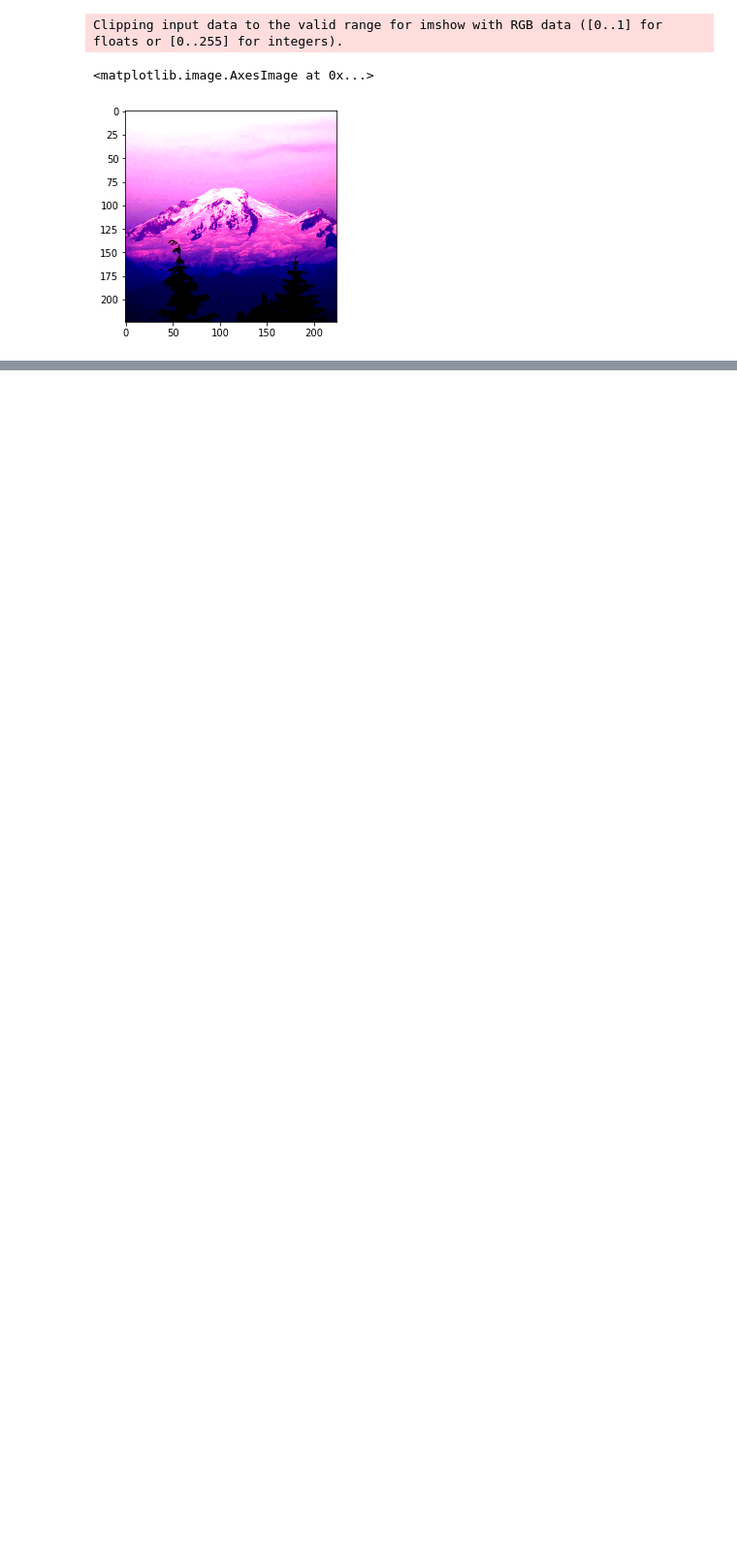
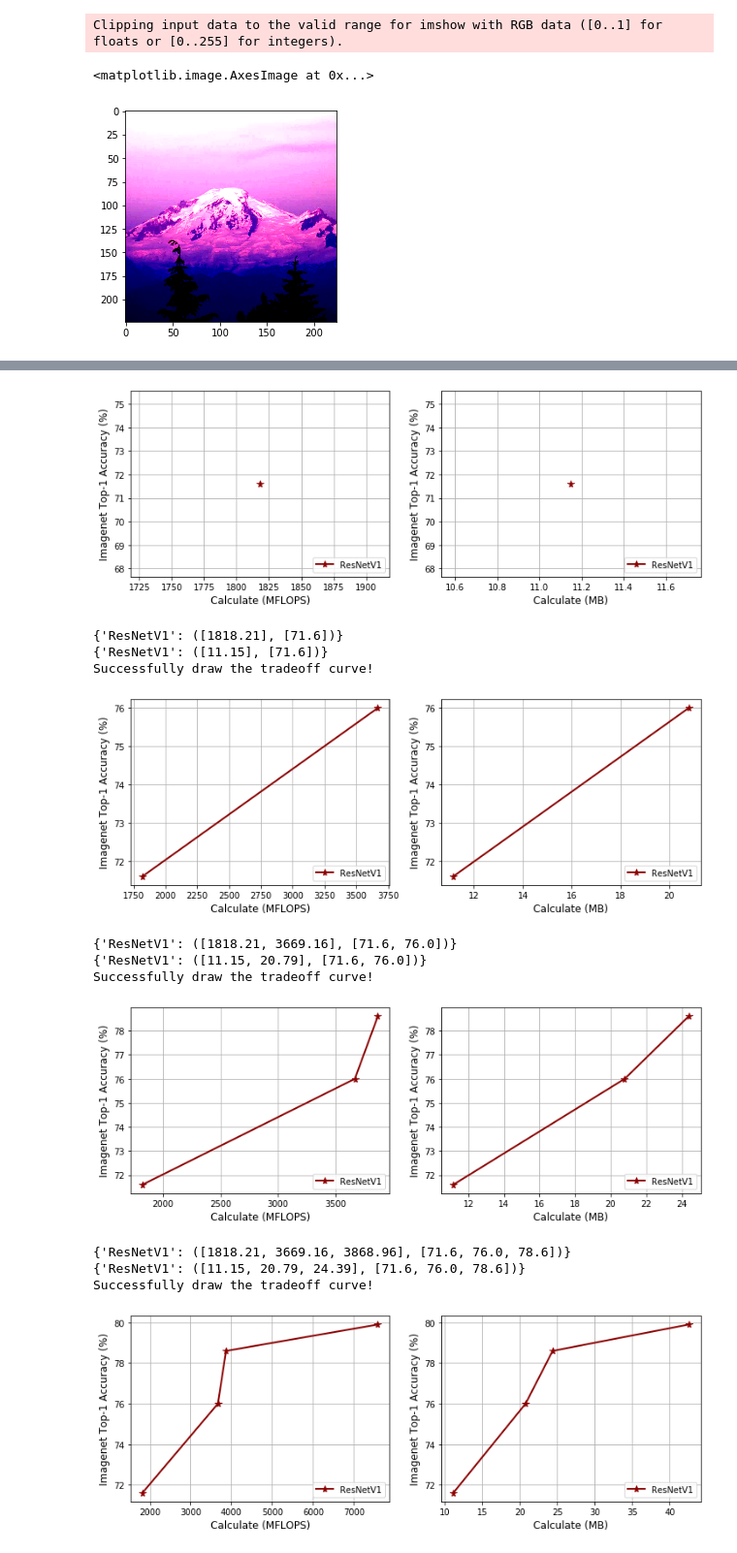
Before and after one commit to aptsunny/Efficient-CIFAR-Series, a Jupyter notebook: notebook/final_presentation_part2.ipynb, the cells around one changed output, grey strips where cells are left out. Shown at 97% size. Drawn from its saved outputs; the diff is of its cells as text; code cells hidden in the pictures; blank space fills up the shorter version.

```diff
--- a/notebook/final_presentation_part2.ipynb
+++ b/notebook/final_presentation_part2.ipynb
@@ -182,0 +258,28 @@ pred = net(transformed_img)
+# %%
+# resnetV1
+record.plot('ResNetV1', 1818.21, 11.15, 71.6) # 18
+record.plot('ResNetV1', 3669.16, 20.79, 76.0) # 34
+record.plot('ResNetV1', 3868.96, 24.39, 78.6) # 50
+record.plot('ResNetV1', 7586.30, 42.52, 79.9) # 101
+
+
+
+# resnetV1b
+
+# resnetV1c
+
+# resnetV1d
+# %% [output]
+[figure, added]
+{'ResNetV1': ([1818.21], [71.6])}
+{'ResNetV1': ([11.15], [71.6])}
+Successfully draw the tradeoff curve!
+[figure, added]
+{'ResNetV1': ([1818.21, 3669.16], [71.6, 76.0])}
+{'ResNetV1': ([11.15, 20.79], [71.6, 76.0])}
+Successfully draw the tradeoff curve!
+[figure, added]
+{'ResNetV1': ([1818.21, 3669.16, 3868.96], [71.6, 76.0, 78.6])}
+{'ResNetV1': ([11.15, 20.79, 24.39], [71.6, 76.0, 78.6])}
+Successfully draw the tradeoff curve!
+[figure, added]
```
Also changed, not shown: parts of 49 cells of this notebook, 18 other files.
